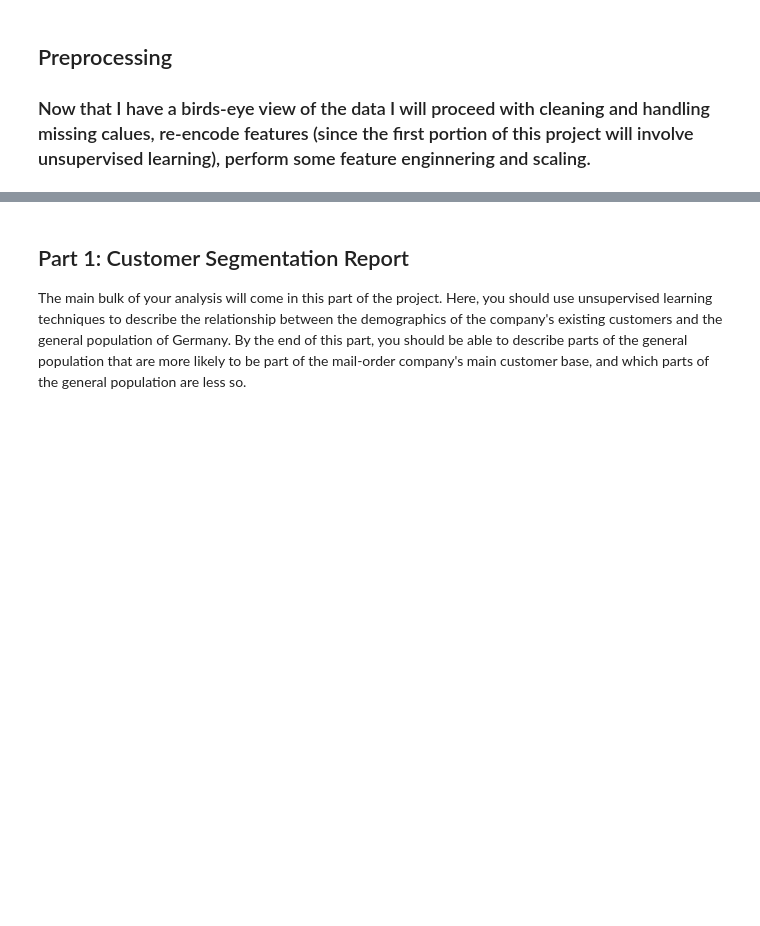
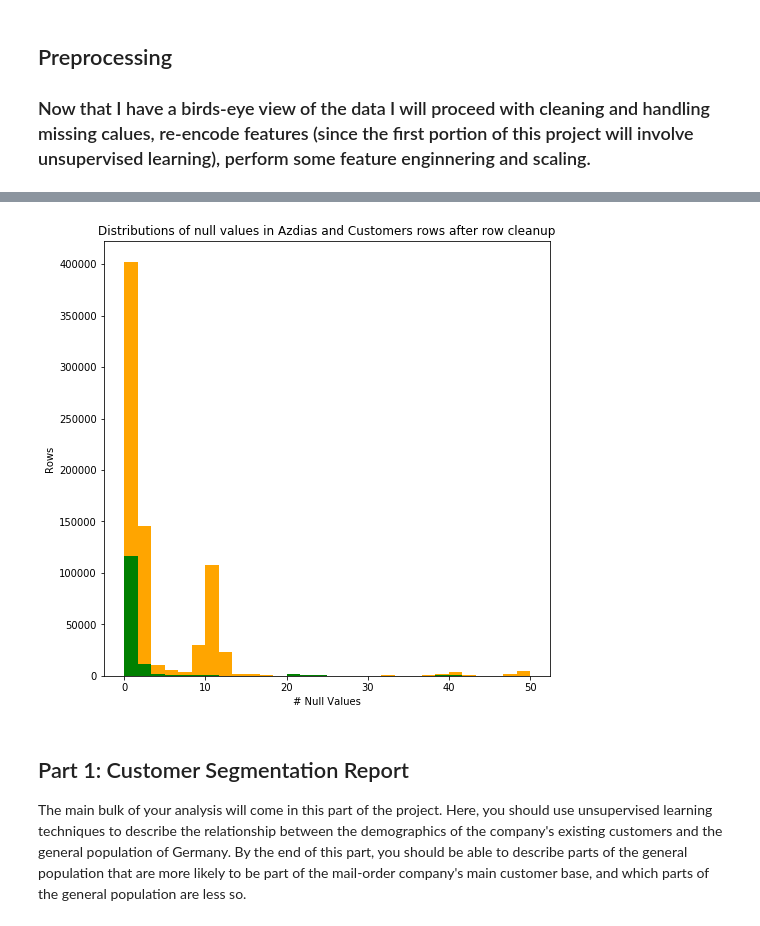
Before and after one commit to sousablde/Arvato-Bertelsmann-Customer-Acquisition, a Jupyter notebook: Arvato Project Workbook.ipynb, the cells around one changed output, grey strips where cells are left out. Cells and saved outputs as stored; diff of their text form; code cells hidden in the pictures; blank space fills up the shorter version.

```diff
--- a/Arvato Project Workbook.ipynb
+++ b/Arvato Project Workbook.ipynb
@@ -343,3 +359,19 @@ azdias_3.head()
+# %%
+azdias = row_dropper(azdias, 50)
+customers = row_dropper(customers, 50)
+# %%
+bins = 30
+plt.hist(azdias.isnull().sum(axis=1), bins, color = 'orange')
+
+plt.hist(customers.isnull().sum(axis=1), bins, color = 'green')
+
+plt.title('Distributions of null values in Azdias and Customers rows after row cleanup')
+plt.xlabel('# Null Values')
+plt.ylabel('Rows')
+
+plt.show()
+# %% [output]
+[figure, added]
 # %% [markdown]
 ## Part 1: Customer Segmentation Report
 
```
Also changed, not shown: parts of 44 cells of this notebook, 1 other file.
